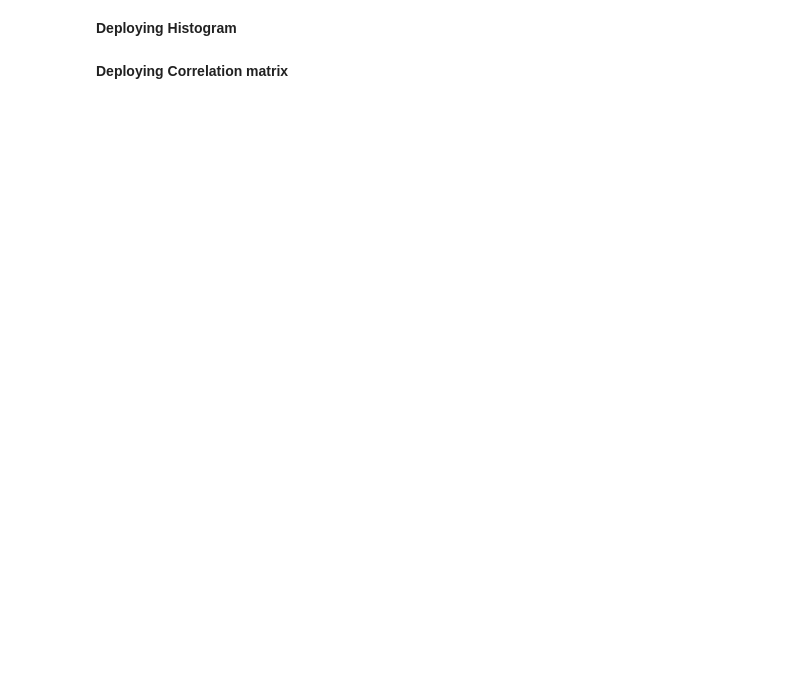
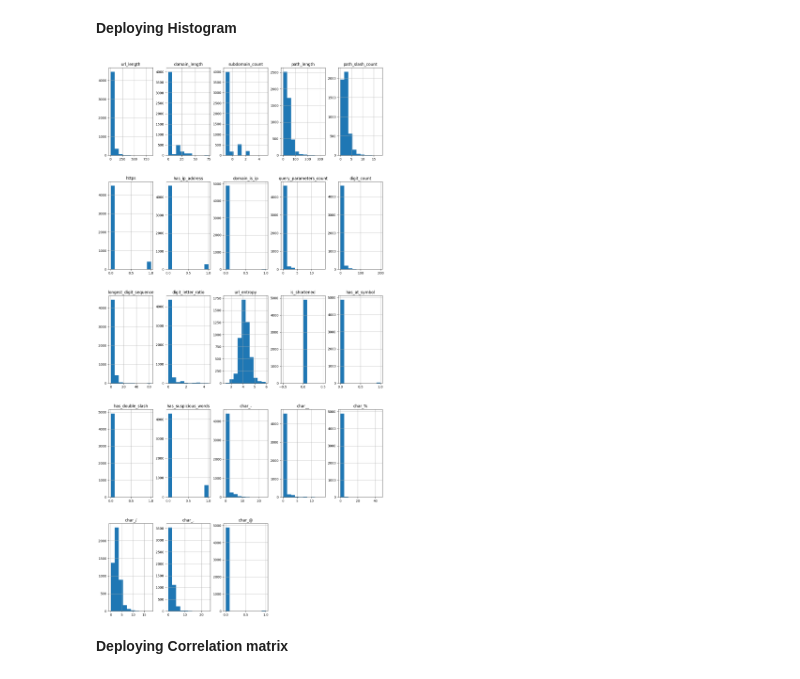
Before and after one commit to MorganChidley/Final-Year-Project, a Jupyter notebook: ml_model.ipynb, the cells around one changed output. Cells and saved outputs as stored; diff of their text form; code cells hidden in the pictures; blank space fills up the shorter version.

```diff
--- a/ml_model.ipynb
+++ b/ml_model.ipynb
@@ -136,17 +444,19 @@ data.head()
 # %%
 import pandas as pd
 import numpy as np
 import matplotlib.pyplot as plt
 import seaborn as sns
 
 #Load Dataset
-data = pd.read_csv("modified_dataset.csv")
+data = pd.read_csv("merged_dataset.csv")
 
 # Drop the 'ClassLabel' column
 data = data.drop('ClassLabel', axis=1)
 
 data.hist(figsize=(15, 30))  # Adjust figsize as needed
 plt.show()
+# %% [output]
+[figure, added]
 # %% [markdown]
 **Deploying Correlation matrix**
 # %%
```
Also changed, not shown: parts of 20 cells of this notebook.
